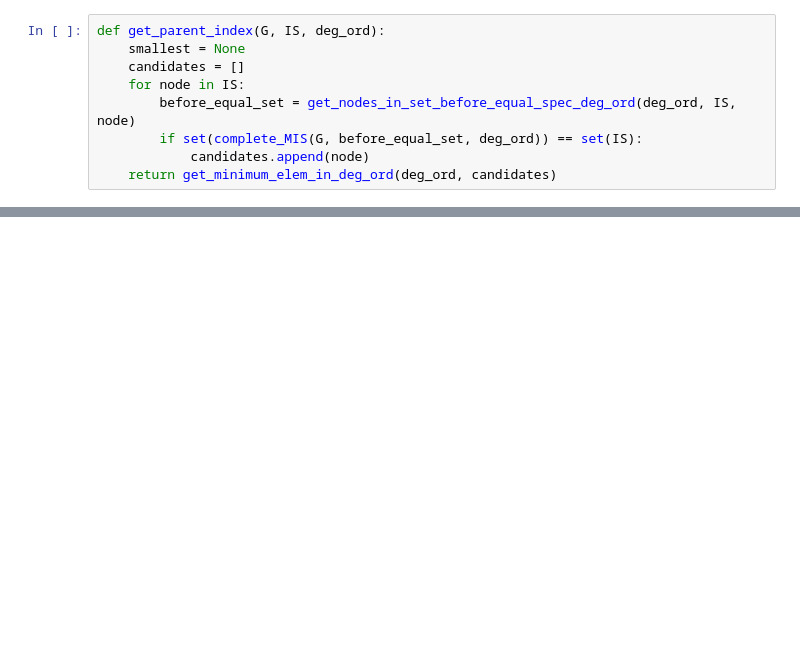
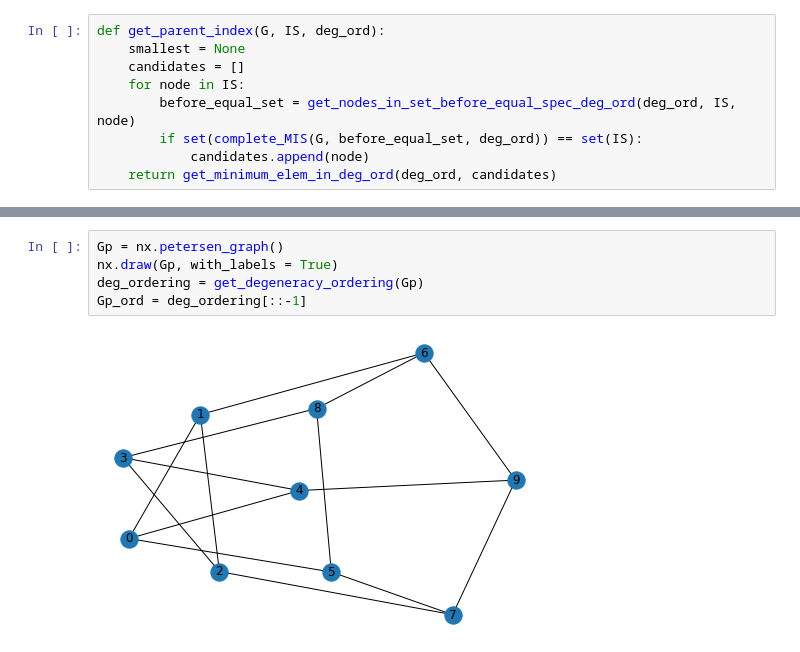
Before and after one commit to amathebest/graph_mining, a Jupyter notebook: Progetto/Project.ipynb, the cells around one changed output, grey strips where cells are left out. Cells and saved outputs as stored; diff of their text form; blank space fills up the shorter version.

```diff
--- a/Progetto/Project.ipynb
+++ b/Progetto/Project.ipynb
@@ -490,0 +393,7 @@ complete_MIS(Gp, i_prime_before + [v], deg_ord)
+# %%
+Gp = nx.petersen_graph()
+nx.draw(Gp, with_labels = True)
+deg_ordering = get_degeneracy_ordering(Gp)
+Gp_ord = deg_ordering[::-1]
+# %% [output]
+[figure, added]
```
Also changed, not shown: parts of 30 cells of this notebook.
